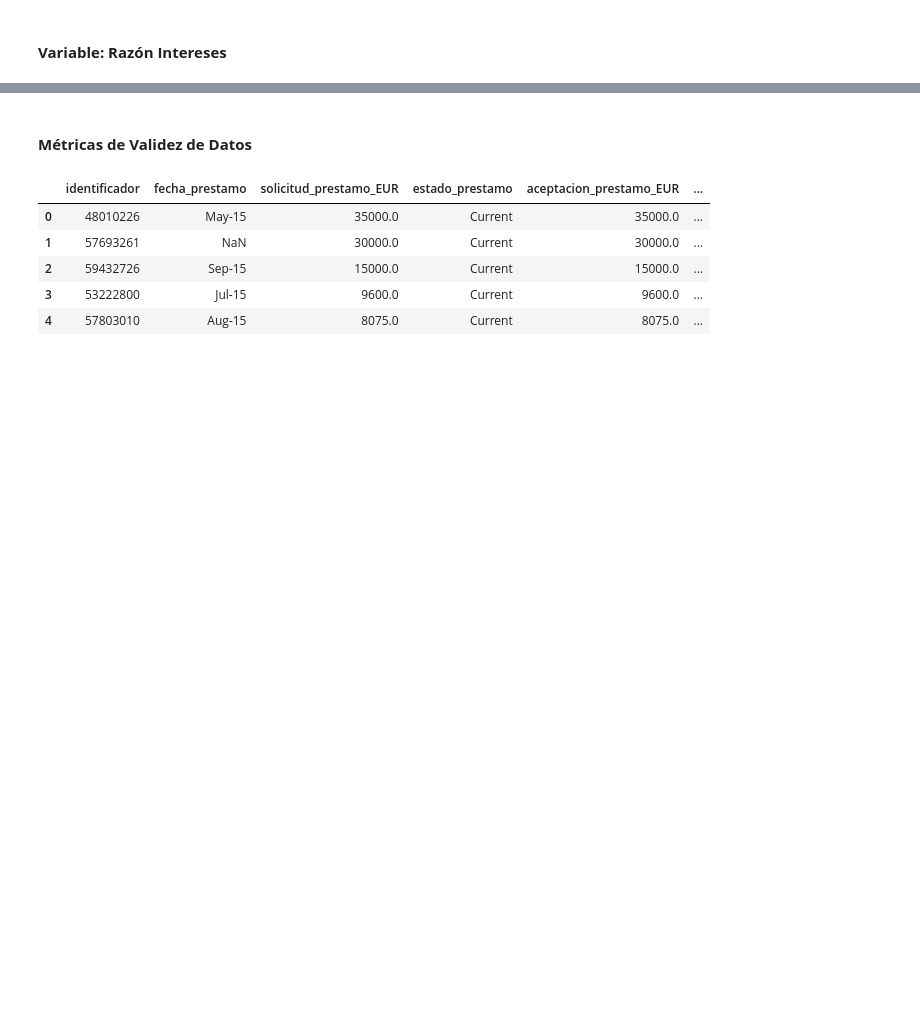
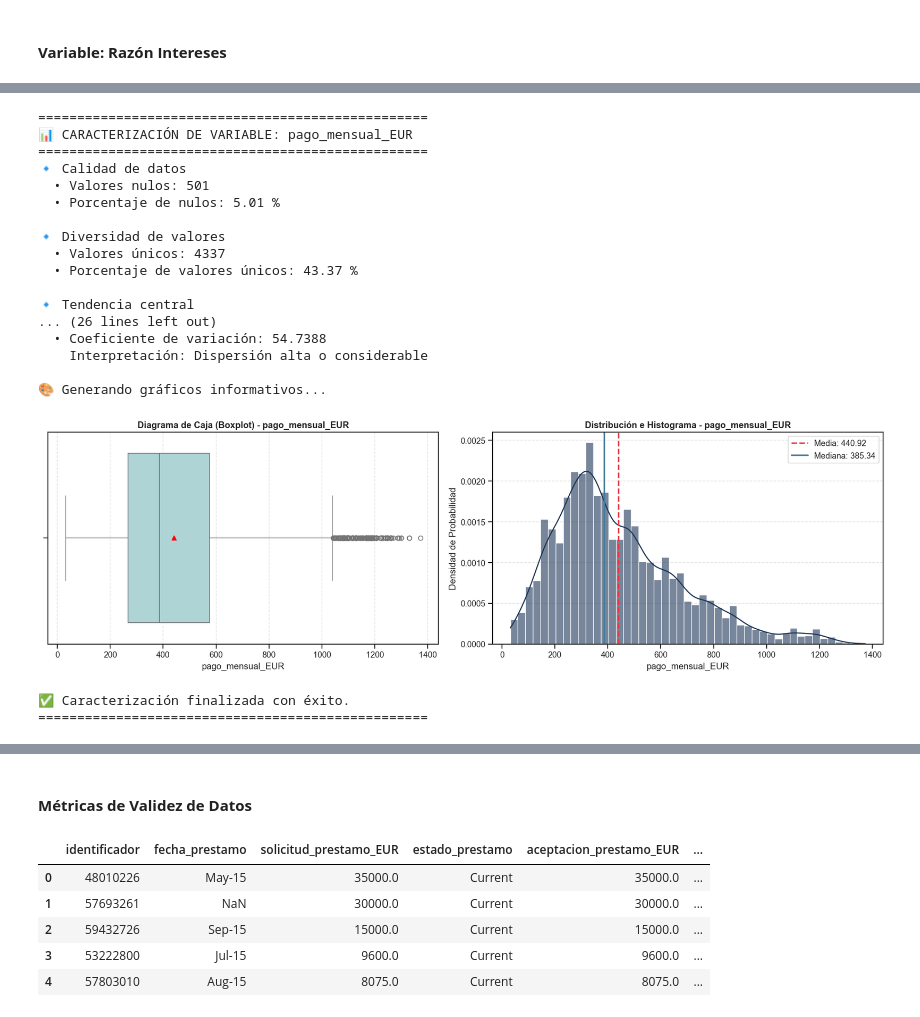
Before and after one commit to Ernesto9734/Data-Analyst-Projects, a Jupyter notebook: Project 01 - Data Cleaning and Preprocessing/notebook.ipynb, the cells around one changed output, grey strips where cells are left out. Cells and saved outputs as stored; diff of their text form; code cells hidden in the pictures; blank space fills up the shorter version.

```diff
--- a/Project 01 - Data Cleaning and Preprocessing/notebook.ipynb
+++ b/Project 01 - Data Cleaning and Preprocessing/notebook.ipynb
@@ -2232,0 +2638,26 @@ Valores únicos: 59
+# %%
+caracterizar_variable_numerica(
+    datos=datos_pandas,
+    variable=columnas_numericas[3]
+)
+# %% [output]
+==================================================
+📊 CARACTERIZACIÓN DE VARIABLE: pago_mensual_EUR
+==================================================
+🔹 Calidad de datos
+  • Valores nulos: 501
+  • Porcentaje de nulos: 5.01 %
+
+🔹 Diversidad de valores
+  • Valores únicos: 4337
+  • Porcentaje de valores únicos: 43.37 %
+
+🔹 Tendencia central
+... (26 lines left out)
+  • Coeficiente de variación: 54.7388
+    Interpretación: Dispersión alta o considerable
+
+🎨 Generando gráficos informativos...
+[figure, added]
+✅ Caracterización finalizada con éxito.
+==================================================
```
Also changed, not shown: parts of 17 cells of this notebook.
